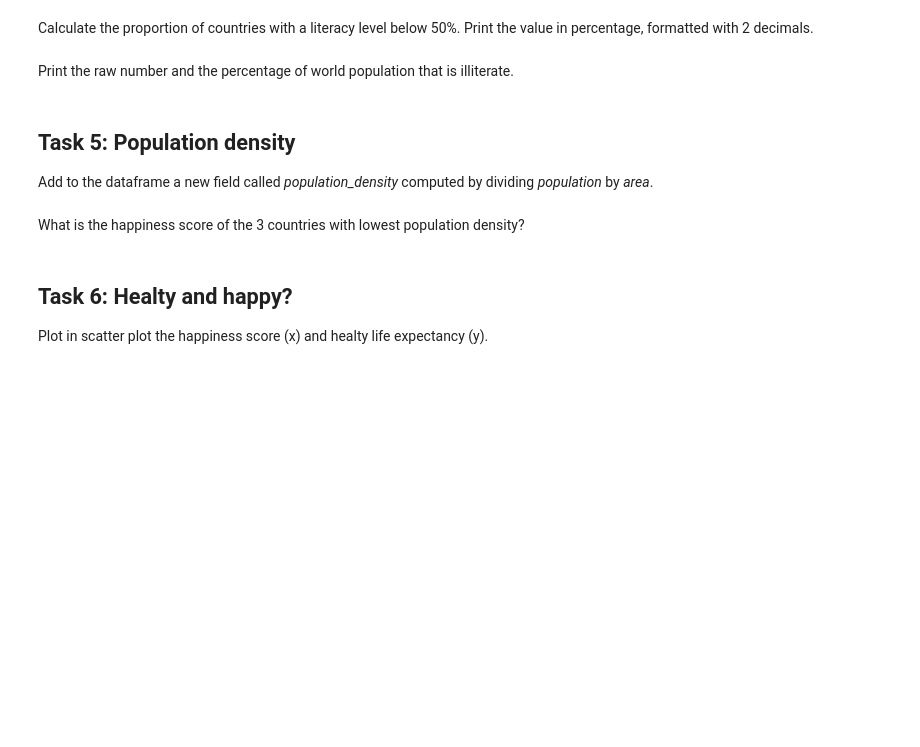
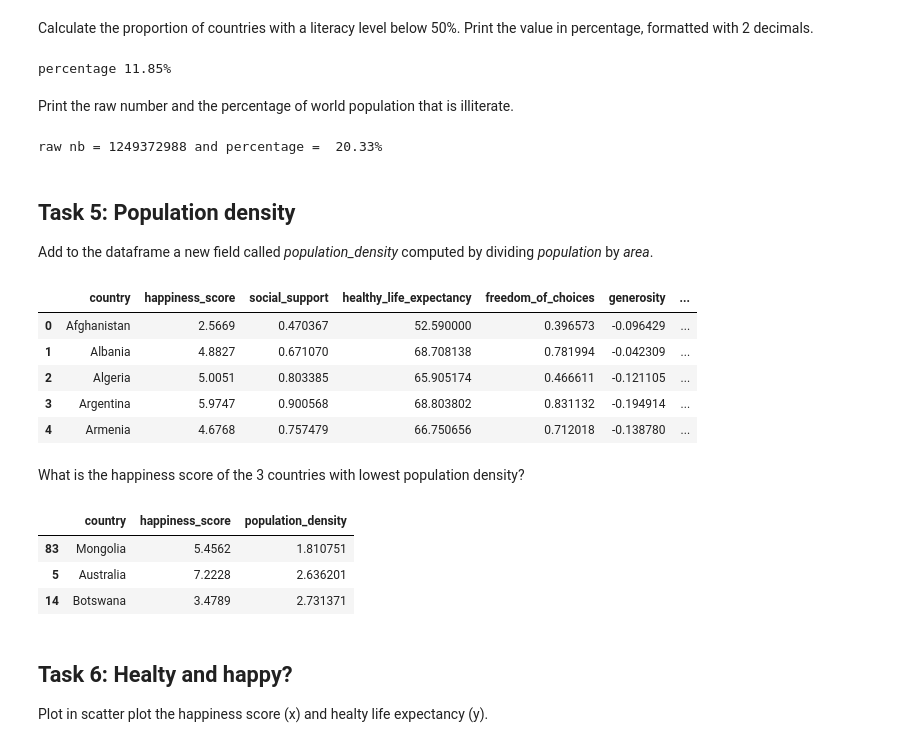
Before and after one commit to rmonney/2022, a Jupyter notebook: Tutorials/01 - Handling data/Happiness.ipynb, the cells around one changed output. Saved outputs shown, nothing was run; the diff lists cells and outputs as text; code cells hidden in the pictures; blank space fills up the shorter version.

```diff
--- a/Tutorials/01 - Handling data/Happiness.ipynb
+++ b/Tutorials/01 - Handling data/Happiness.ipynb
@@ -86,2 +154,8 @@ Calculate the proportion of countries with a literacy level below 50%. Print the
+# %%
+# Write your code here
+p = len(country_features[country_features.literacy < 50])/len(country_features)
+print(f'percentage {p:.2%}')
+# %% [output]
+percentage 11.85%
 # %% [markdown]
 Print the raw number and the percentage of world population that is illiterate.
@@ -90,13 +162,35 @@ Print the raw number and the percentage of world population that is illiterate.
+# %%
+# Write your code here
+raw_nb=country_features.population*(100-country_features.literacy)/100
+perc = raw_nb.sum() / country_features.population.sum()
+print(f'raw nb = {raw_nb.sum():.0f} and percentage = {perc: .2%}')
+# %% [output]
+raw nb = 1249372988 and percentage =  20.33%
 # %% [markdown]
 ## Task 5: Population density
 
 Add to the dataframe a new field called *population_density* computed by dividing *population* by *area*.
 # %%
 # Write your code here
+country_features['population_density'] = country_features.population/country_features.area
+country_features.head()
+# %% [output]
+|  | country | happiness_score | social_support | healthy_life_expectancy | freedom_of_choices | generosity | ... |
+| 0 | Afghanistan | 2.5669 | 0.470367 | 52.590000 | 0.396573 | -0.096429 | ... |
+| 1 | Albania | 4.8827 | 0.671070 | 68.708138 | 0.781994 | -0.042309 | ... |
+| 2 | Algeria | 5.0051 | 0.803385 | 65.905174 | 0.466611 | -0.121105 | ... |
+| 3 | Argentina | 5.9747 | 0.900568 | 68.803802 | 0.831132 | -0.194914 | ... |
+| 4 | Armenia | 4.6768 | 0.757479 | 66.750656 | 0.712018 | -0.138780 | ... |
 # %% [markdown]
 What is the happiness score of the 3 countries with lowest population density?
 # %%
 # Write your code here
+country_features.sort_values(ascending=True, by='population_density')[['country','happiness_score','population_density']].head(3)
+# %% [output]
+|  | country | happiness_score | population_density |
+| 83 | Mongolia | 5.4562 | 1.810751 |
+| 5 | Australia | 7.2228 | 2.636201 |
+| 14 | Botswana | 3.4789 | 2.731371 |
 # %% [markdown]
 ## Task 6: Healty and happy?
 
```
Also changed, not shown: parts of 15 cells of this notebook.
